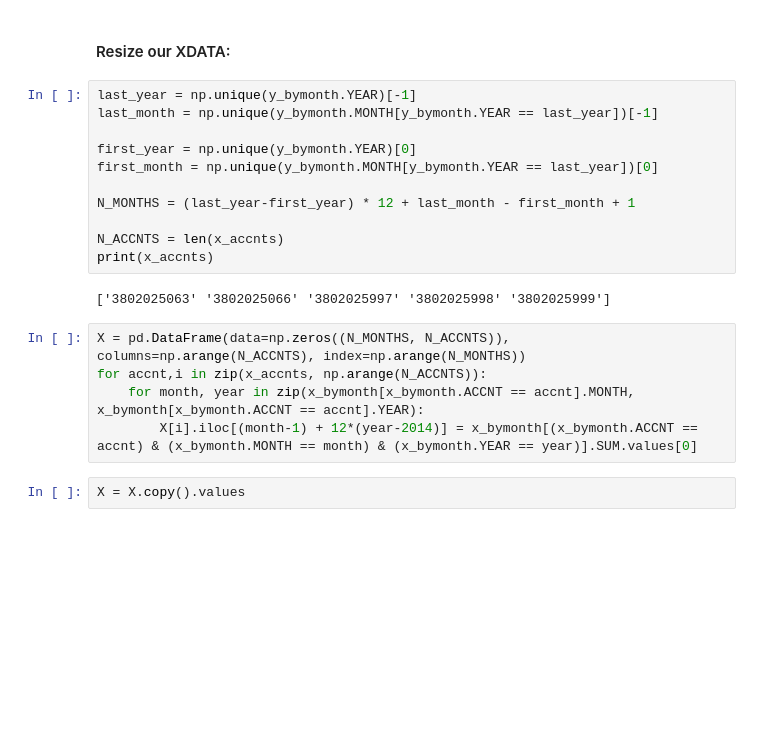
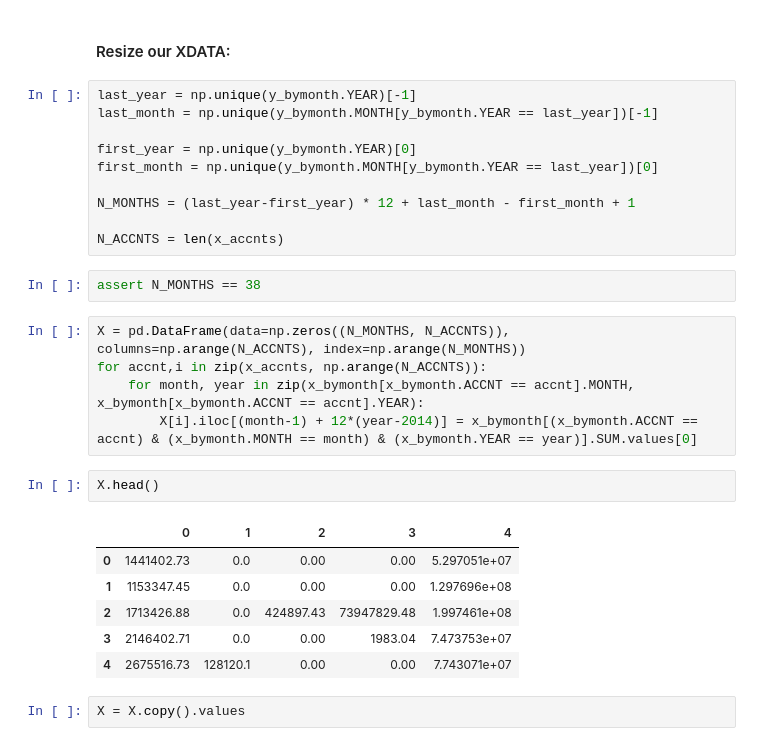
Before and after one commit to shmulev/cash_flow_forecasting, a Jupyter notebook: cash_flow_forecasting.ipynb, the cells around one changed output. Saved outputs shown, nothing was run; the diff lists cells and outputs as text; blank space fills up the shorter version.

```diff
--- a/cash_flow_forecasting.ipynb
+++ b/cash_flow_forecasting.ipynb
@@ -188,14 +193,22 @@ first_month = np.unique(y_bymonth.MONTH[y_bymonth.YEAR == last_year])[0]
 N_MONTHS = (last_year-first_year) * 12 + last_month - first_month + 1
 
 N_ACCNTS = len(x_accnts)
-print(x_accnts)
-# %% [output]
-['3802025063' '3802025066' '3802025997' '3802025998' '3802025999']
+# %%
+assert N_MONTHS == 38
 # %%
 X = pd.DataFrame(data=np.zeros((N_MONTHS, N_ACCNTS)), columns=np.arange(N_ACCNTS), index=np.arange(N_MONTHS))
 for accnt,i in zip(x_accnts, np.arange(N_ACCNTS)):
     for month, year in zip(x_bymonth[x_bymonth.ACCNT == accnt].MONTH, x_bymonth[x_bymonth.ACCNT == accnt].YEAR):
         X[i].iloc[(month-1) + 12*(year-2014)] = x_bymonth[(x_bymonth.ACCNT == accnt) & (x_bymonth.MONTH == month) & (x_bymonth.YEAR == year)].SUM.values[0]
+# %%
+X.head()
+# %% [output]
+|  | 0 | 1 | 2 | 3 | 4 |
+| 0 | 1441402.73 | 0.0 | 0.00 | 0.00 | 5.297051e+07 |
+| 1 | 1153347.45 | 0.0 | 0.00 | 0.00 | 1.297696e+08 |
+| 2 | 1713426.88 | 0.0 | 424897.43 | 73947829.48 | 1.997461e+08 |
+| 3 | 2146402.71 | 0.0 | 0.00 | 1983.04 | 7.473753e+07 |
+| 4 | 2675516.73 | 128120.1 | 0.00 | 0.00 | 7.743071e+07 |
 # %%
 X = X.copy().values
 # %%
```
Also changed, not shown: parts of 18 cells of this notebook, 1 other file.
